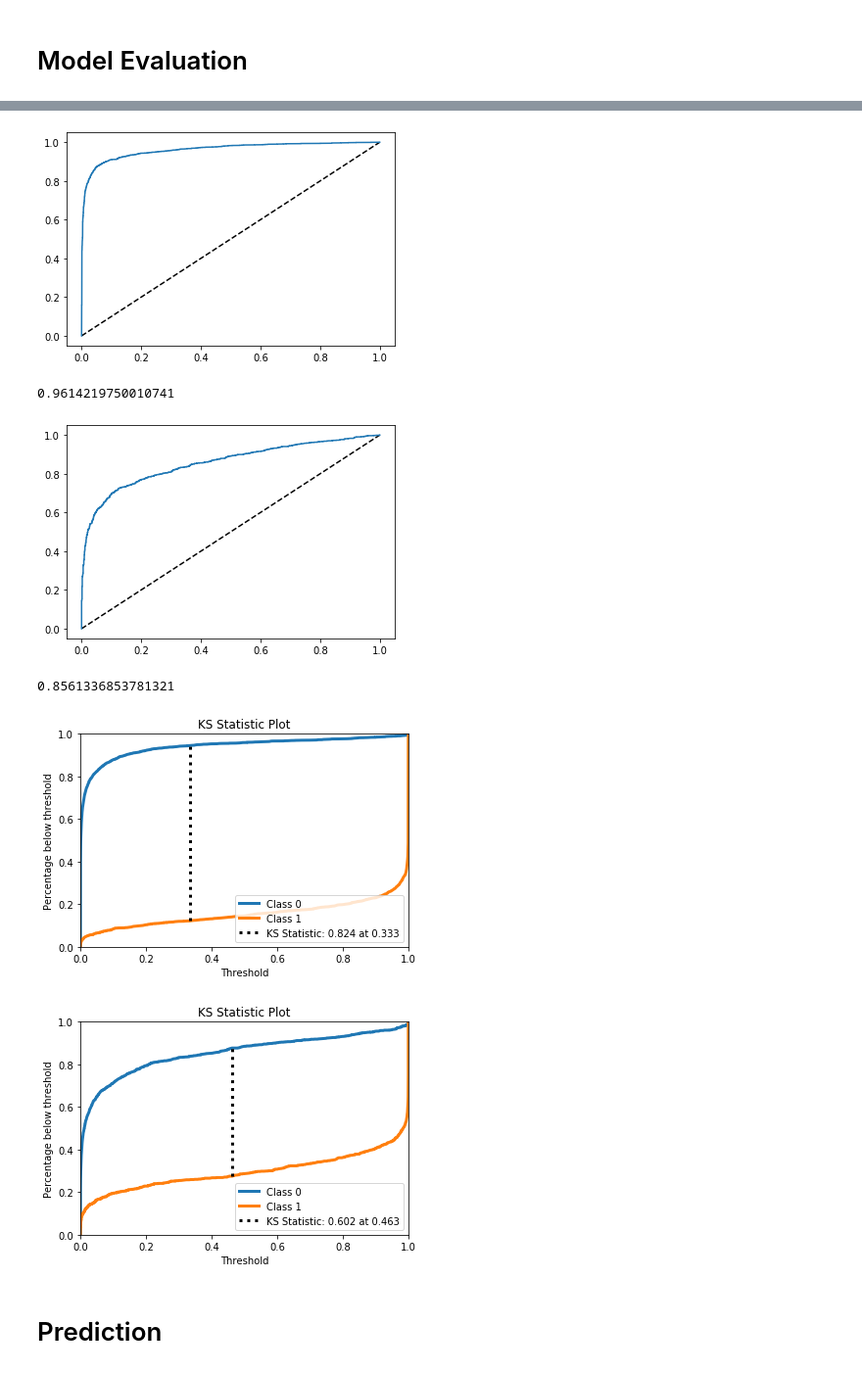
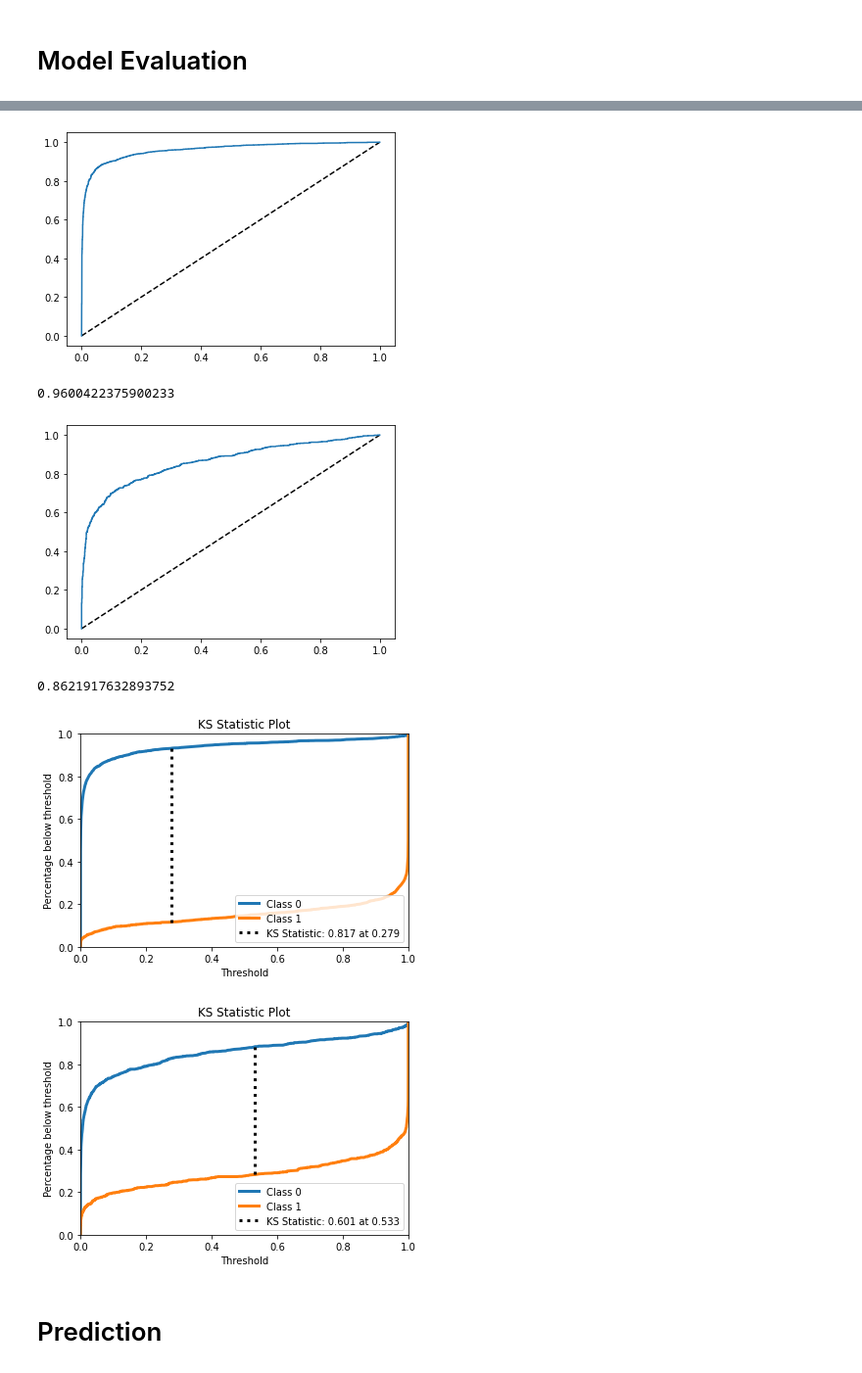
Before and after one commit to SmilesTigeR/statistical-analysis, a Jupyter notebook: Notebook/Disaster/Disaster.ipynb, the cells around one changed output, grey strips where cells are left out. Shown at 98% size. Saved outputs shown, nothing was run; the diff lists cells and outputs as text; code cells hidden in the pictures.

```diff
--- a/Notebook/Disaster/Disaster.ipynb
+++ b/Notebook/Disaster/Disaster.ipynb
@@ -313,3 +272,3 @@ test_bow.head()
 # %%
-X = train_bow.drop(['target', 'location'], axis = 1)
-y = train_bow['target']
+X = train.drop(columns = 'target')
+y = train['target']
@@ -318 +285,8 @@ mnb = MultinomialNB().fit(X, y)
+# %%
+model = Pipeline([('transformer',
+                   FeatureUnion([('onehot', Pipeline([('keyword', FunctionTransformer(func = lambda x: x['keyword'].values.reshape(-1, 1), validate = False)),
+                                                      ('onehot_transformer', OneHotEncoder(handle_unknown = 'ignore'))])),
+                                 ('bow', Pipeline([('text', FunctionTransformer(func = lambda x: x['text'], validate = False)),
+                                                   ('bow_transformer', CountVectorizer())]))])),
+                  ('model', MultinomialNB())]).fit(X, y)
 # %%
@@ -389,5 +336,7 @@ auc_cv
 # %% [markdown]
 # Model Evaluation
 # %%
-test_X = test_bow.drop(['target', 'location'], axis = 1)
-test_y = test_bow['target']
+test_X = test.drop(columns = 'target')
+test_y = test['target']
+# %%
+model.fit(X, y)
@@ -412,30 +379,30 @@ array([[1121,  217],
 # %%
-fpr, tpr, _ = roc_curve(y, mnb.predict_proba(X)[:, 1])
+fpr, tpr, _ = roc_curve(y, model.predict_proba(X)[:, 1])
 plt.plot([0, 1], [0, 1], 'k--')
 plt.plot(fpr, tpr)
 plt.show()
 print(auc(fpr, tpr))
 # %% [output]
 [figure]
-0.9614219750010741
+0.9600422375900233
 # %%
-fpr, tpr, _ = roc_curve(test_y, mnb.predict_proba(test_X)[:, 1])
+fpr, tpr, _ = roc_curve(test_y, model.predict_proba(test_X)[:, 1])
 plt.plot([0, 1], [0, 1], 'k--')
 plt.plot(fpr, tpr)
 plt.show()
 print(auc(fpr, tpr))
 # %% [output]
-[figure, old version]
+[figure, new version]
-0.8561336853781321
+0.8621917632893752
 # %%
-plot_ks_statistic(y, mnb.predict_proba(X))
+plot_ks_statistic(y, model.predict_proba(X))
 plt.show()
 # %% [output]
-[figure, old version]
+[figure, new version]
 # %%
-plot_ks_statistic(test_y, mnb.predict_proba(test_X))
+plot_ks_statistic(test_y, model.predict_proba(test_X))
 plt.show()
 # %% [output]
-[figure, old version]
+[figure, new version]
 # %% [markdown]
 # Prediction
```
Also changed, not shown: parts of 56 cells of this notebook, 3 other files.
